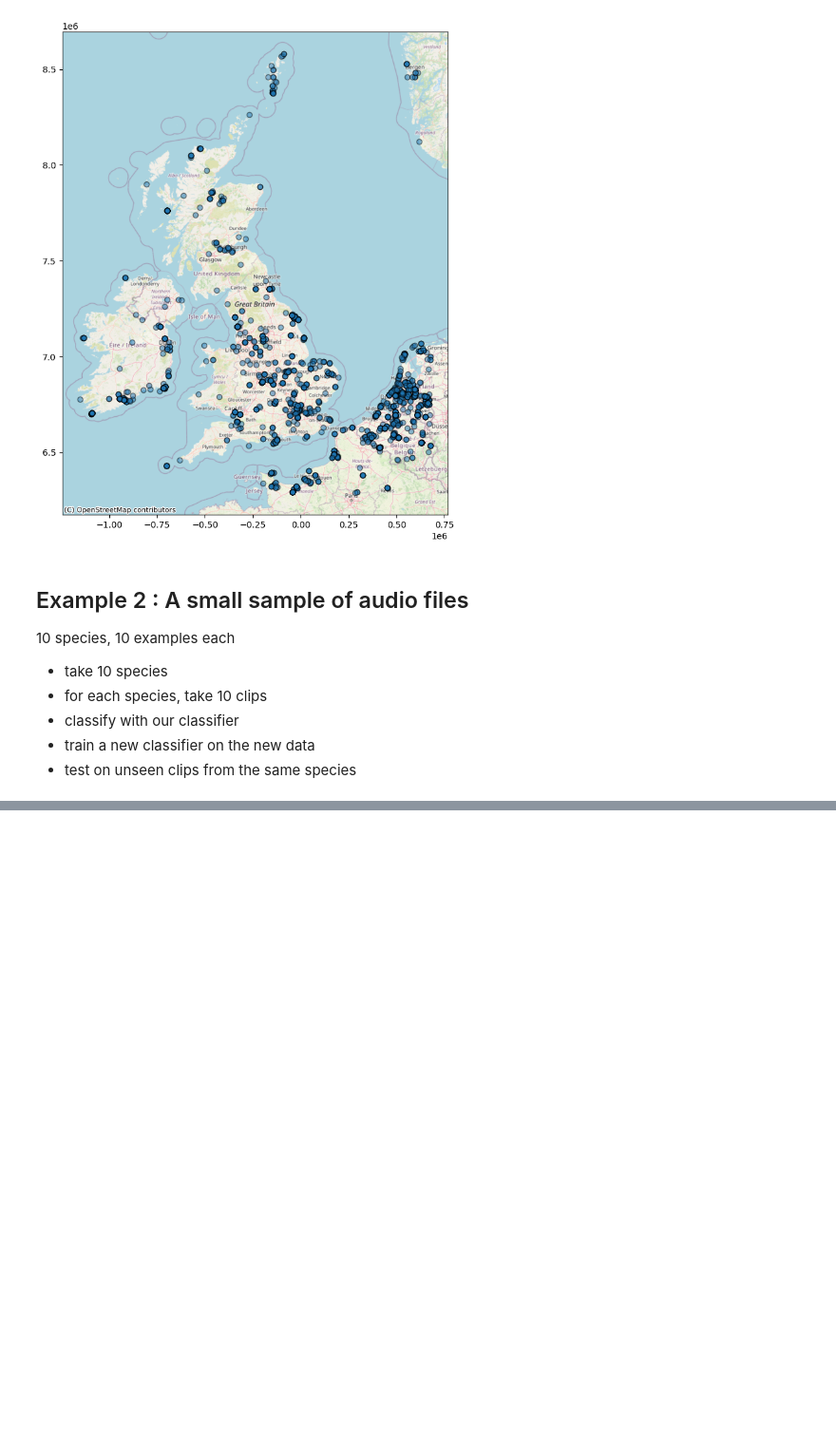
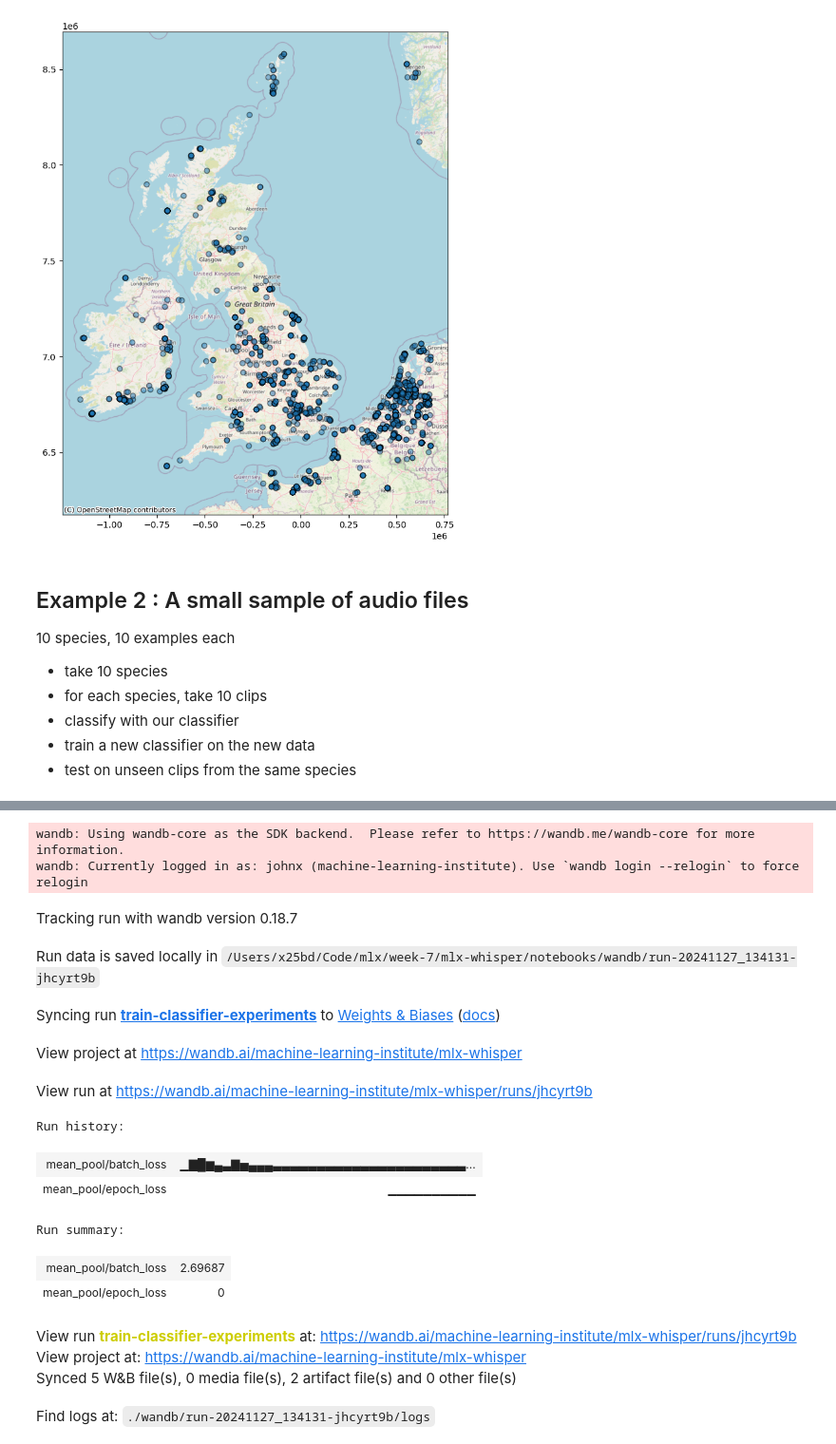
Before and after one commit to johnx25bd/mlx-birdsong, a Jupyter notebook: notebooks/subsample.ipynb, the cells around one changed output, grey strips where cells are left out. Shown: that part at 95% size. Drawn from its saved outputs; the diff is of its cells as text; code cells hidden in the pictures; blank space fills up the shorter version.

Commit message:
implementing training logic for gpu :P

```diff
--- a/notebooks/subsample.ipynb
+++ b/notebooks/subsample.ipynb
@@ -160,6 +138,4 @@ from data import BirdClefDataset
 # %%
-dataset_train = BirdClefDataset(df_train, "./subsample/train", df_sample_classes)
-dataloader_train = DataLoader(dataset_train, batch_size=16, shuffle=False)
+dataset_train = BirdClefDataset(df_train, "./subsample", df_sample_classes, 'train')
+dataloader_train = DataLoader(dataset_train, batch_size=BATCH_SIZE_2, shuffle=False)
+    # TODO: Optimize batch_size for GPU
-# %%
-model = whisper.load_model("small")
-model.to(model.device)
@@ -184,6 +141,0 @@ Whisper(
-# %%
-classifier = WhisperClassifier(model.encoder, len(df_sample_classes))
-classifier.to(model.device)
-
-optimizer = torch.optim.Adam(classifier.parameters(), lr=0.001)
-criterion = torch.nn.CrossEntropyLoss()
@@ -242,0 +157,18 @@ Loss: 4.9224419593811035
+# %%
+models = {
+    "mean_pool": {
+        "model": classifier_mean_pool,
+        "optimizer": c_mean_pool_optimizer,
+        "criterion": c_mean_pool_criterion,
+    },
+    # "mean_pool_ff": {
+    #     "model": classifier_mean_pool_ff,
+    #     "optimizer": c_mean_pool_ff_optimizer,
+    #     "criterion": c_mean_pool_ff_criterion,
+    # },
+    # "max_pool_ff": {
+    #     "model": classifier_max_pool_ff,
+    #     "optimizer": c_max_pool_ff_optimizer,
+    #     "criterion": c_max_pool_ff_criterion,
+    # }
+}
@@ -243,3 +218,34 @@ Loss: 4.9224419593811035
+# %%
+wandb.init(project="mlx-whisper", name="train-classifier-experiments")
+
+for model_name, model_info in models.items():
+    train_model(model=model_info["model"],
+                optimizer=model_info["optimizer"],
+                criterion=model_info["criterion"],
+                dataloader=dataloader_train,
+                epochs=EPOCHS_10,
+                model_name=model_name,
+                seed=RANDOM_SEED)
+
+wandb.finish()
+# %% [output]
+wandb: Using wandb-core as the SDK backend.  Please refer to https://wandb.me/wandb-core for more information.
+wandb: Currently logged in as: johnx (machine-learning-institute). Use `wandb login --relogin` to force relogin
+Tracking run with wandb version 0.18.7
+Run data is saved locally in /Users/x25bd/Code/mlx/week-7/mlx-whisper/notebooks/wandb/run-20241127_134131-jhcyrt9b
+Syncing run train-classifier-experiments to Weights & Biases (docs)
+View project at https://wandb.ai/machine-learning-institute/mlx-whisper
+View run at https://wandb.ai/machine-learning-institute/mlx-whisper/runs/jhcyrt9b
+Run history:
+| mean_pool/batch_loss | ▁▇█▆▄▃▇▅▄▄▄▃▃▃▃▃▃▃▃▃▃▃▃▃▃▃▃▃▃▃▃▃▃... |
+| mean_pool/epoch_loss | ▁▁▁▁▁▁▁▁▁▁ |
+Run summary:
+| mean_pool/batch_loss | 2.69687 |
+| mean_pool/epoch_loss | 0 |
+View run train-classifier-experiments at: https://wandb.ai/machine-learning-institute/mlx-whisper/runs/jhcyrt9b
+View project at: https://wandb.ai/machine-learning-institute/mlx-whisper
+Synced 5 W&B file(s), 0 media file(s), 2 artifact file(s) and 0 other file(s)
+Find logs at: ./wandb/run-20241127_134131-jhcyrt9b/logs
 # %%
 dataset_test = BirdClefDataset(df_test, "./subsample", df_sample_classes, "test")
 dataloader_test = DataLoader(dataset_test, batch_size=1, shuffle=False)
```
Also changed, not shown: parts of 19 cells of this notebook, 4 other files.
